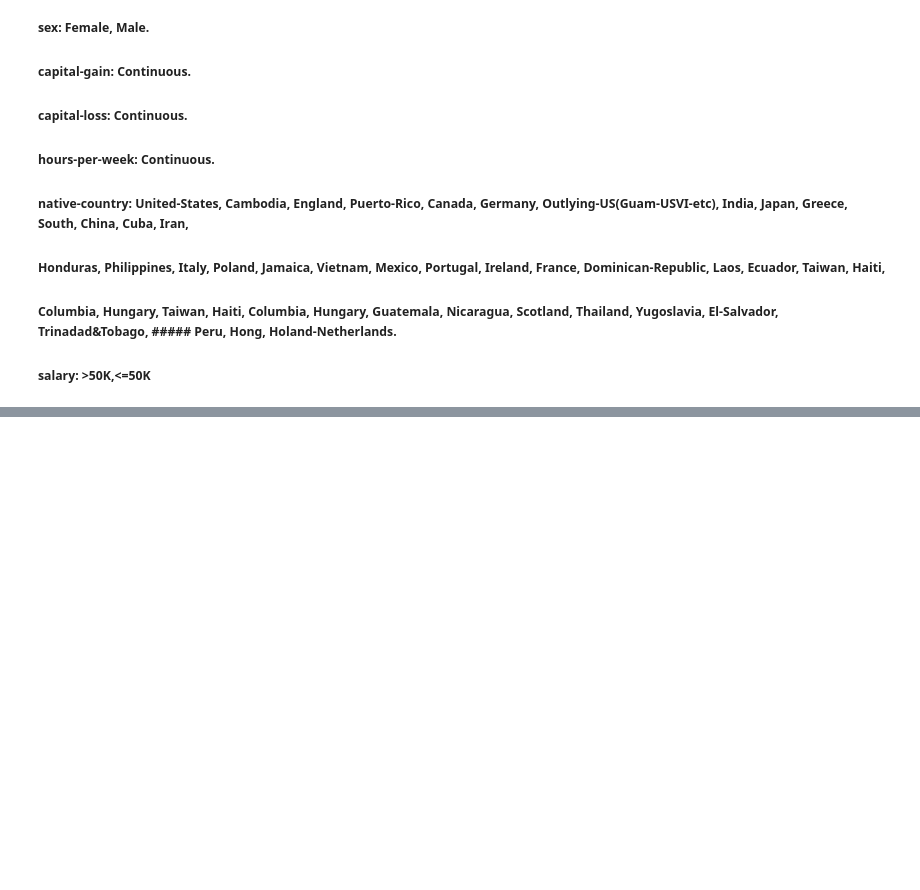
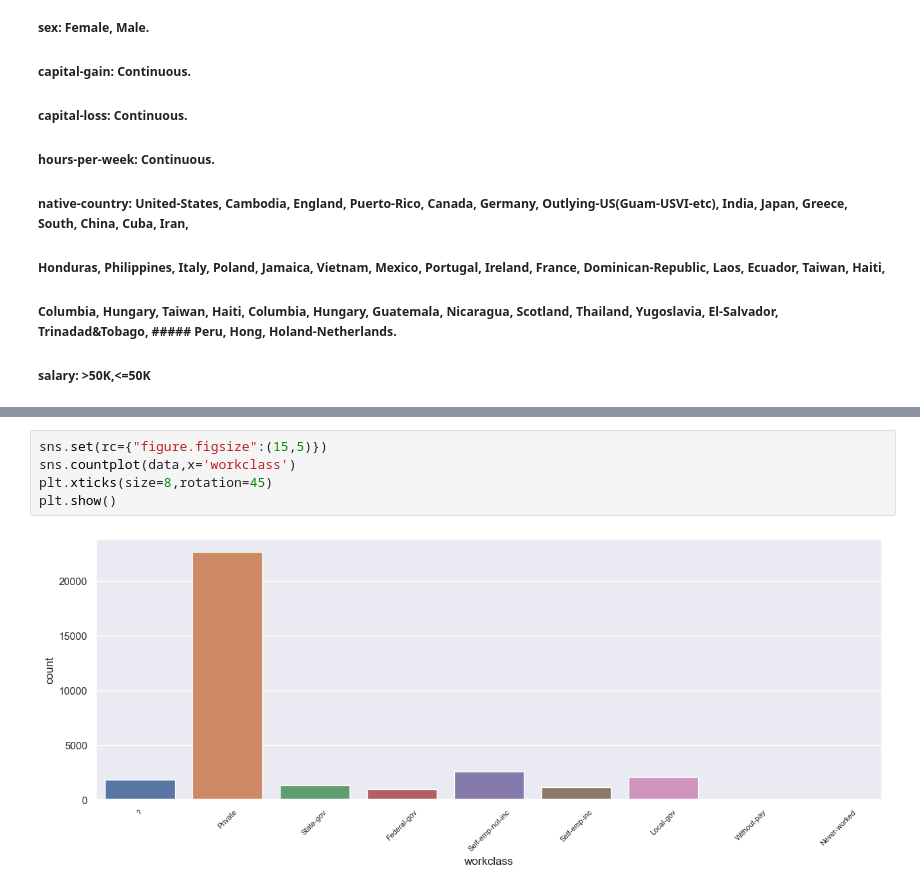
Before and after one commit to prabhat-dsc/Income-Prediction-System, a Jupyter notebook: data_preprocess.ipynb, the cells around one changed output, grey strips where cells are left out. Drawn from its saved outputs; the diff is of its cells as text; blank space fills up the shorter version.

```diff
--- a/data_preprocess.ipynb
+++ b/data_preprocess.ipynb
@@ -46,0 +181,7 @@ df
+# %%
+sns.set(rc={"figure.figsize":(15,5)})
+sns.countplot(data,x='workclass')
+plt.xticks(size=8,rotation=45)
+plt.show()
+# %% [output]
+[figure, added]
```
Also changed, not shown: parts of 15 cells of this notebook, 6 other files.
